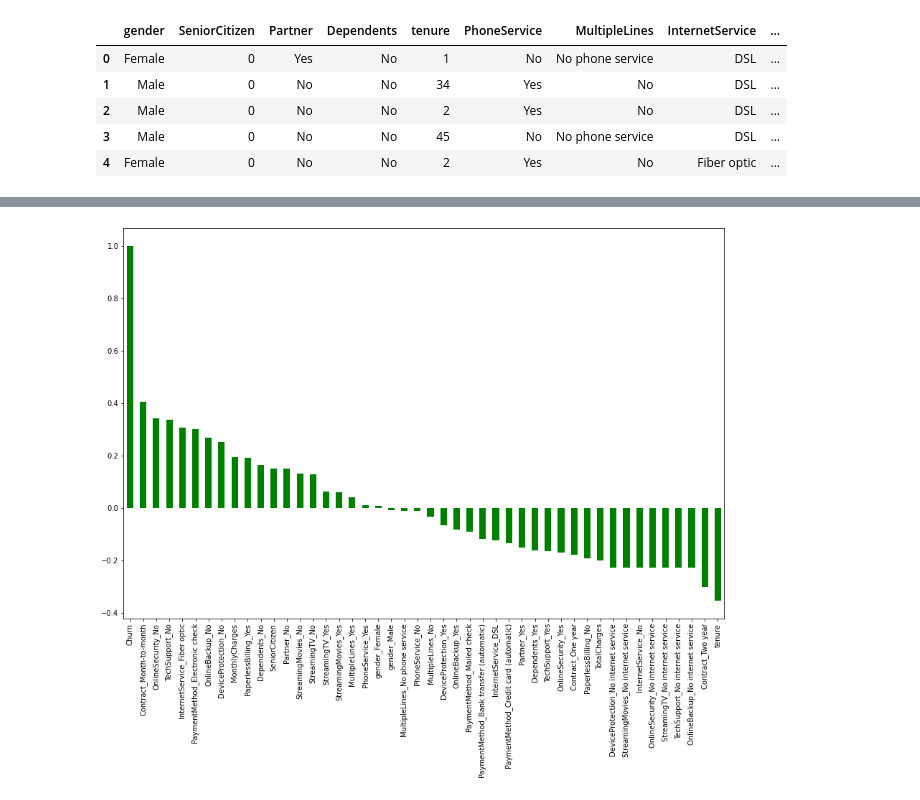
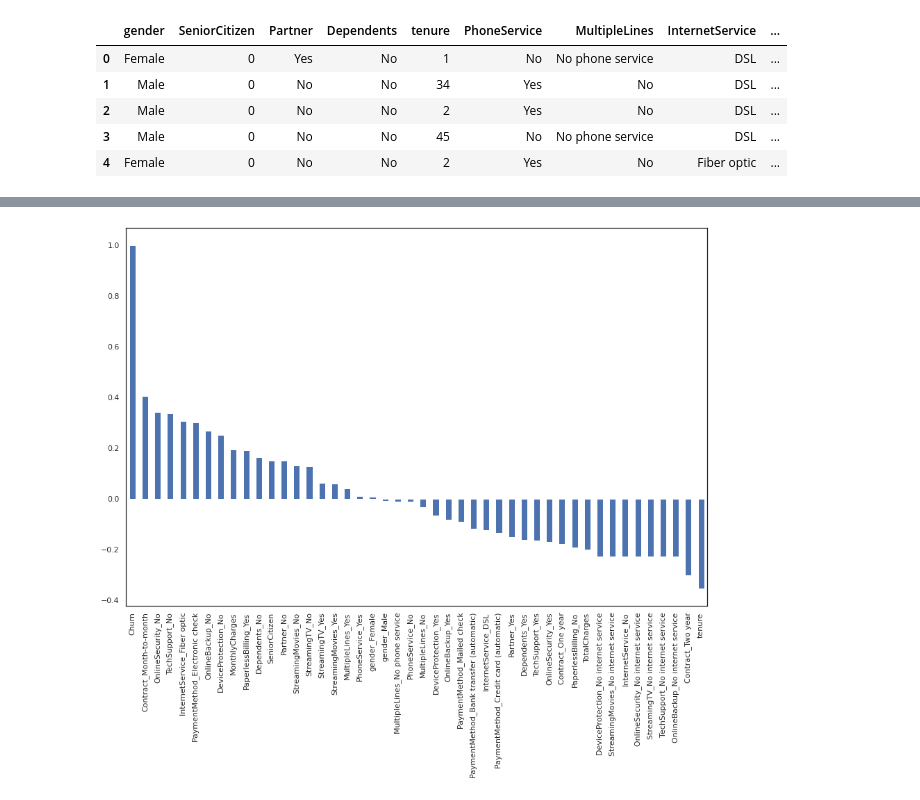
Before and after one commit to Bishawa/Telecom-Customer-Churn-EDA, a Jupyter notebook: Telecom_Customer_Churn_EDA.ipynb, the cells around one changed output, grey strips where cells are left out. Cells and saved outputs as stored; diff of their text form; code cells hidden in the pictures.

```diff
--- a/Telecom_Customer_Churn_EDA.ipynb
+++ b/Telecom_Customer_Churn_EDA.ipynb
@@ -162,7 +165,7 @@ df_dummy.head()
 # %%
 # let us find the correlation between all the dummy data
 plt.figure(figsize = (15, 10))
-df_dummy.corr()['Churn'].sort_values(ascending = False).plot(kind = 'bar', color= 'green')
+df_dummy.corr()['Churn'].sort_values(ascending = False).plot(kind = 'bar')
 plt.show()
 # %% [output]
-[figure, old version]
+[figure, new version]
```
Also changed, not shown: parts of 10 cells of this notebook.
